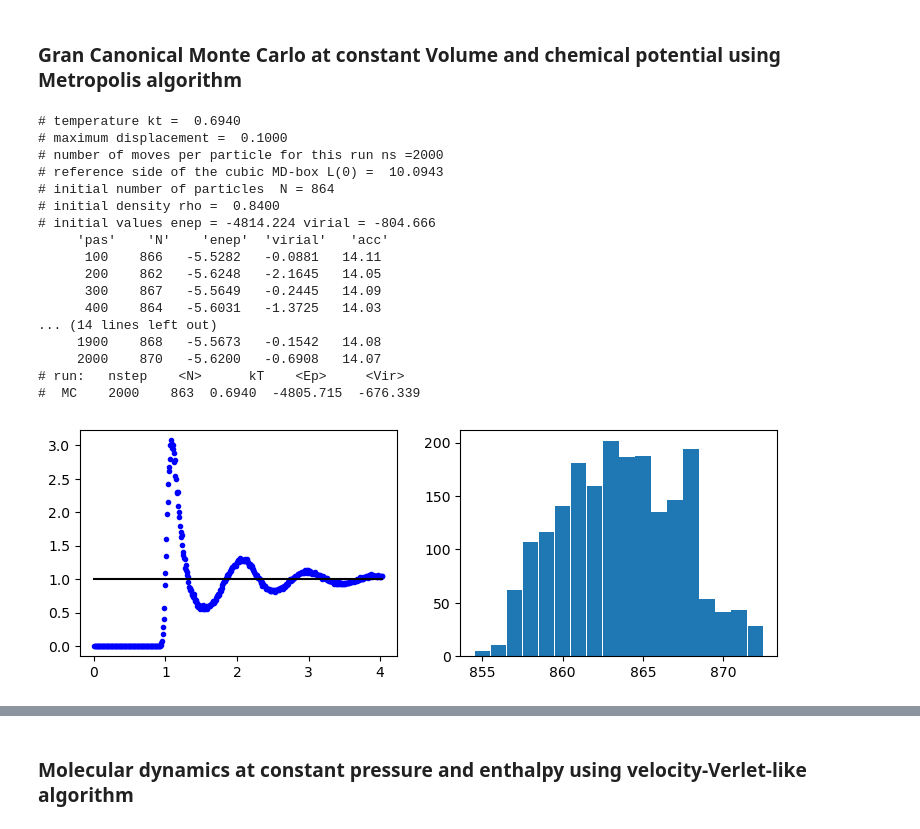
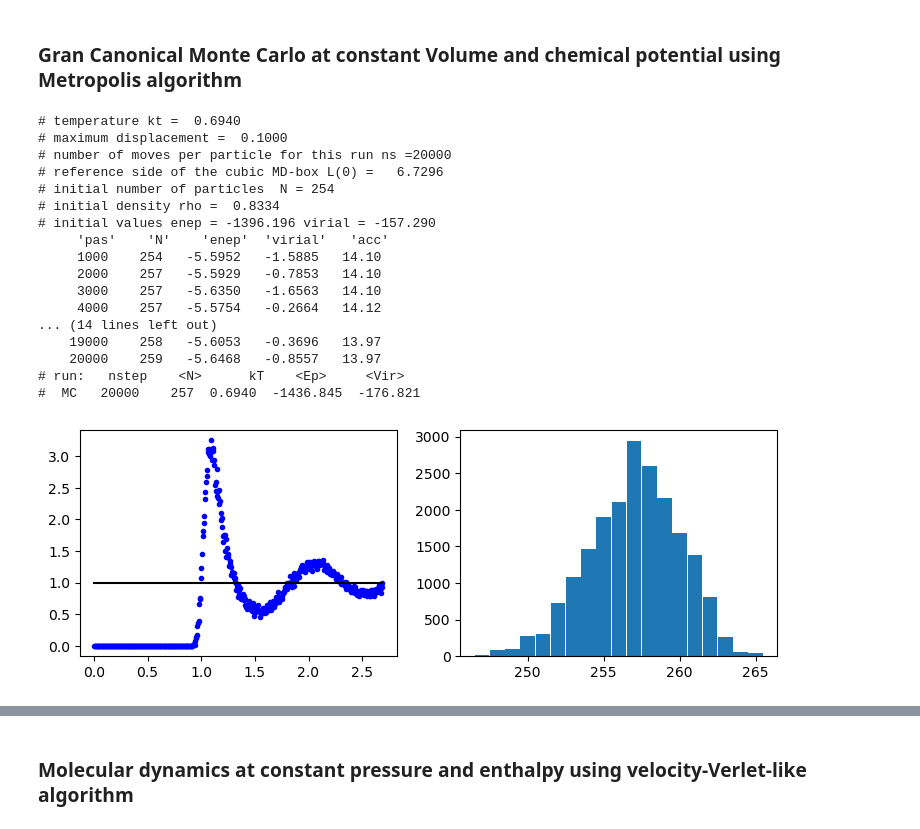
Before and after one commit to cpierleo/PyLJ, a Jupyter notebook: LJ-simulation.ipynb, the cells around one changed output, grey strips where cells are left out. Drawn from its saved outputs; the diff is of its cells as text; code cells hidden in the pictures.

```diff
--- a/LJ-simulation.ipynb
+++ b/LJ-simulation.ipynb
@@ -95,26 +114,26 @@ mclj(nstep=2000, rho=0.84, m=6, kt=0.694, delta=0.1, freq=100, mode=1)
 # %%
 # Gran Canonical Monte Carlo using Metropolis Monte Carlo with constant NVT  [ mode ? ]
 from GC_lj import gclj
-gclj(nstep=2000, mux=0.0075, rho=0.84, m=6, kt=0.694, delta=0.1, freq=100)
+gclj(nstep=20000, mux=0.0075, rho=0.84, m=4, kt=0.694, delta=0.1, freq=1000)
 # %% [output]
 # temperature kt =  0.6940
 # maximum displacement =  0.1000
-# number of moves per particle for this run ns =2000
-# reference side of the cubic MD-box L(0) =  10.0943
-# initial number of particles  N = 864
-# initial density rho =  0.8400
-# initial values enep = -4814.224 virial = -804.666
+# number of moves per particle for this run ns =20000
+# reference side of the cubic MD-box L(0) =   6.7296
+# initial number of particles  N = 254
+# initial density rho =  0.8334
+# initial values enep = -1396.196 virial = -157.290
      'pas'    'N'    'enep'  'virial'   'acc'
-      100    866   -5.5282   -0.0881   14.11
-      200    862   -5.6248   -2.1645   14.05
-      300    867   -5.5649   -0.2445   14.09
-      400    864   -5.6031   -1.3725   14.03
+     1000    254   -5.5952   -1.5885   14.10
+     2000    257   -5.5929   -0.7853   14.10
+     3000    257   -5.6350   -1.6563   14.10
+     4000    257   -5.5754   -0.2664   14.12
 ... (14 lines left out)
-     1900    868   -5.5673   -0.1542   14.08
-     2000    870   -5.6200   -0.6908   14.07
+    19000    258   -5.6053   -0.3696   13.97
+    20000    259   -5.6468   -0.8557   13.97
 # run:   nstep    <N>      kT    <Ep>     <Vir>
-#  MC    2000    863  0.6940  -4805.715  -676.339
+#  MC   20000    257  0.6940  -1436.845  -176.821
-[figure, old version]
+[figure, new version]
 # %%
 # Gran Canonical Monte Carlo using Metropolis Monte Carlo with constant NVT  [ mode ? ]
 from GC_lj import gclj
```
Also changed, not shown: parts of 5 cells of this notebook, 3 other files.
